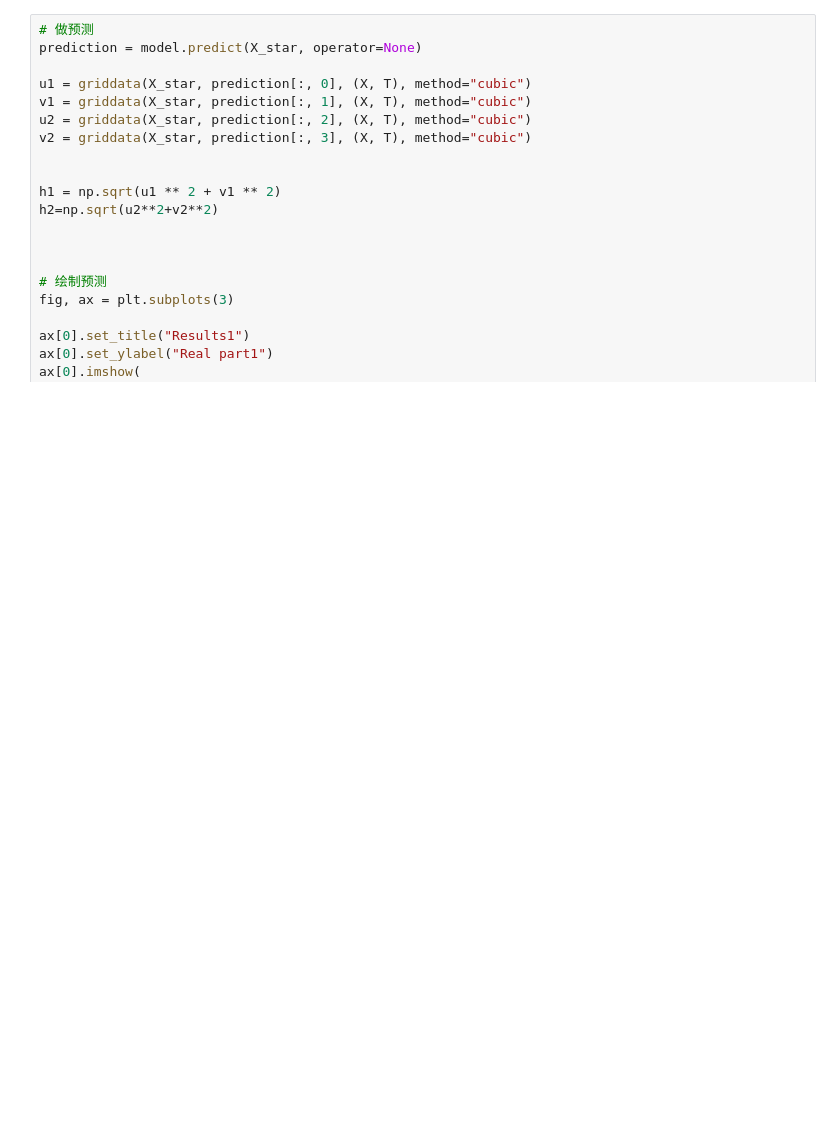
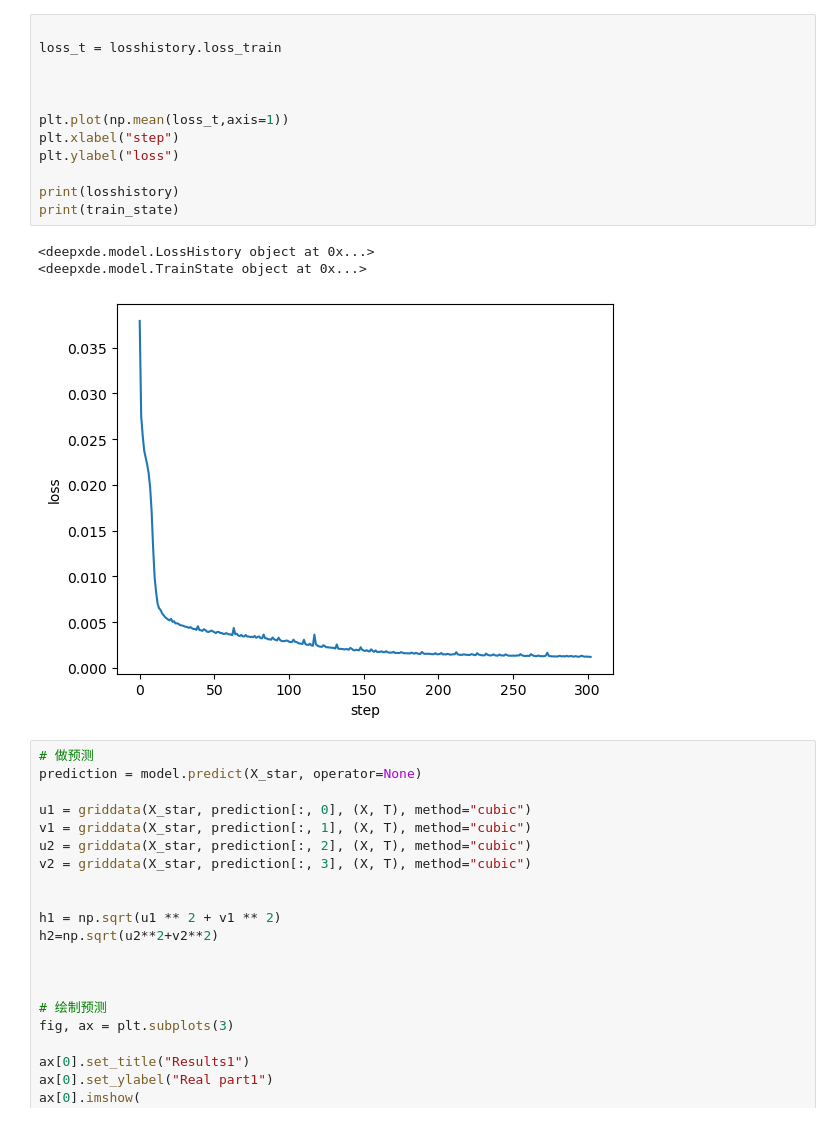
Before and after one commit to sk-yang666/PINN-on-NLS, a Jupyter notebook: forward_probem_new.ipynb, the cells around one changed output. Saved outputs shown, nothing was run; the diff lists cells and outputs as text; blank space fills up the shorter version.

```diff
--- a/forward_probem_new.ipynb
+++ b/forward_probem_new.ipynb
@@ -263,3 +264,19 @@ Saving test data to C:\Users\npofsi\Documents\GitHub\PINN-on-NLS\test.dat ...
+# %%
+
+loss_t = losshistory.loss_train
+
+
+
+plt.plot(np.mean(loss_t,axis=1))
+plt.xlabel("step")
+plt.ylabel("loss")
+
+print(losshistory)
+print(train_state)
+# %% [output]
+<deepxde.model.LossHistory object at 0x...>
+<deepxde.model.TrainState object at 0x...>
+[figure, added]
 # %%
 # 做预测
 prediction = model.predict(X_star, operator=None)
```
Also changed, not shown: parts of 6 cells of this notebook, 17 other files.
